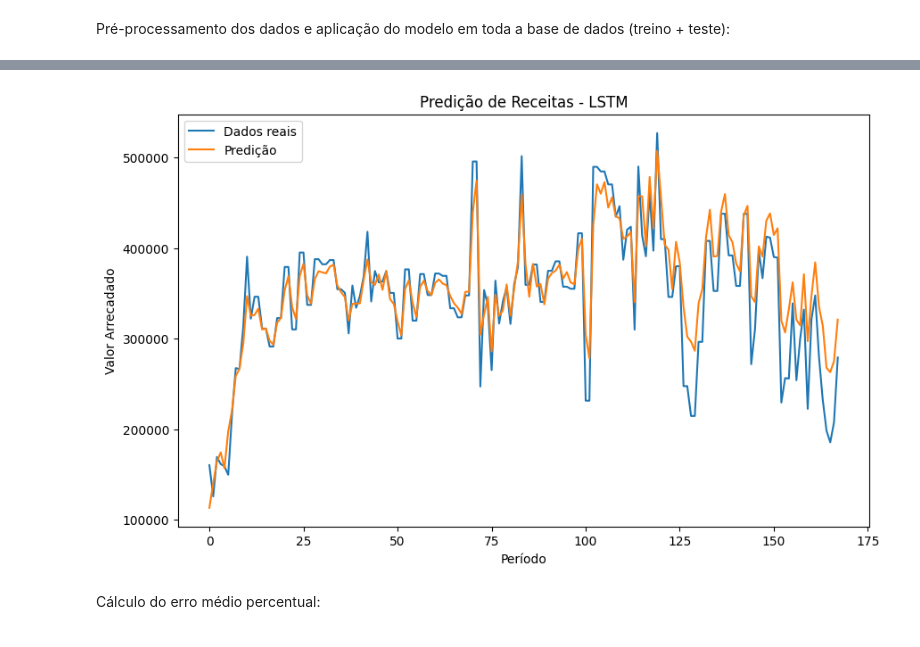
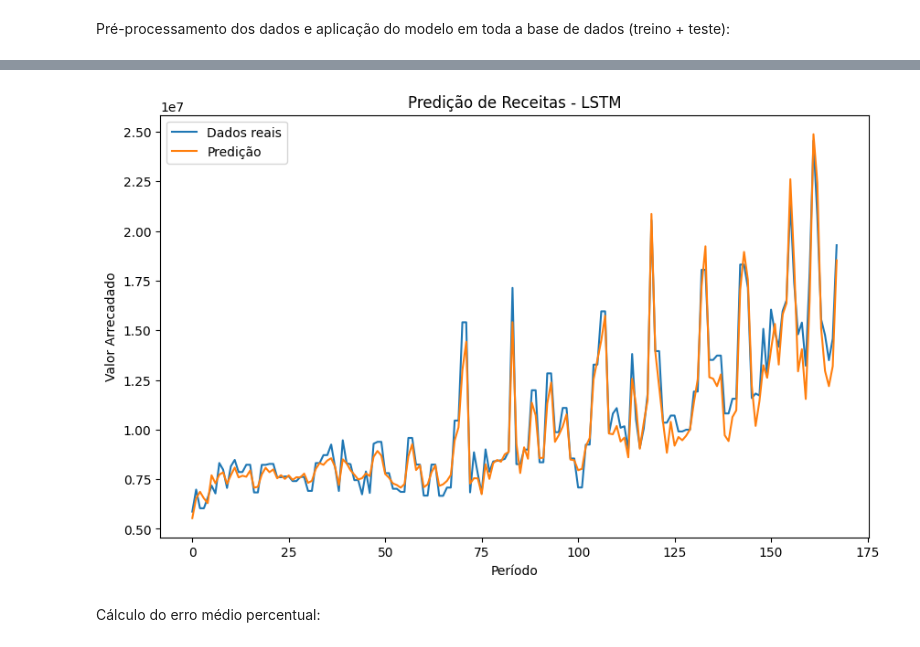
Before and after one commit to AllysonAbreu/neural_network_studies, a Jupyter notebook: notebooks/v2/rede_neural_dados_nuvem.ipynb, the cells around one changed output, grey strips where cells are left out. Drawn from its saved outputs; the diff is of its cells as text; code cells hidden in the pictures.

```diff
--- a/notebooks/v2/rede_neural_dados_nuvem.ipynb
+++ b/notebooks/v2/rede_neural_dados_nuvem.ipynb
@@ -497,0 +515,13 @@ df_receitas_agrupado.to_csv('../../data/dados_receitas.csv', index=False, sep=';
+# %%
+# sample dos dados para as receitas mensais do município
+df_receitas_agrupado_outliers['SMA(12)'] = df_receitas_agrupado_outliers['valor_receita'].rolling(window=12).mean()
+df_receitas_agrupado_outliers['SMA(6)'] = df_receitas_agrupado_outliers['valor_receita'].rolling(window=6).mean()
+df_receitas_agrupado_outliers['SMA(3)'] = df_receitas_agrupado_outliers['valor_receita'].rolling(window=3).mean()
+df_receitas_agrupado_outliers['SMA(2)'] = df_receitas_agrupado_outliers['valor_receita'].rolling(window=2).mean()
+df_receitas_agrupado_outliers['lag(12)'] = df_receitas_agrupado_outliers['valor_receita'].shift(12)
+df_receitas_agrupado_outliers['lag(6)'] = df_receitas_agrupado_outliers['valor_receita'].shift(6)
+df_receitas_agrupado_outliers['lag(4)'] = df_receitas_agrupado_outliers['valor_receita'].shift(4)
+df_receitas_agrupado_outliers['lag(3)'] = df_receitas_agrupado_outliers['valor_receita'].shift(3)
+df_receitas_agrupado_outliers['lag(2)'] = df_receitas_agrupado_outliers['valor_receita'].shift(2)
+df_receitas_agrupado_outliers['lag(1)'] = df_receitas_agrupado_outliers['valor_receita'].shift(1)
+df_receitas_agrupado_outliers.head()
@@ -497,0 +535,12 @@ df_receitas_agrupado.to_csv('../../data/dados_receitas.csv', index=False, sep=';
+# %%
+df_receitas_agrupado_outliers['SMA(12)'].fillna(0, inplace=True)
+df_receitas_agrupado_outliers['SMA(6)'].fillna(0, inplace=True)
+df_receitas_agrupado_outliers['SMA(3)'].fillna(0, inplace=True)
+df_receitas_agrupado_outliers['SMA(2)'].fillna(0, inplace=True)
+df_receitas_agrupado_outliers['lag(12)'].fillna(0, inplace=True)
+df_receitas_agrupado_outliers['lag(6)'].fillna(0, inplace=True)
+df_receitas_agrupado_outliers['lag(4)'].fillna(0, inplace=True)
+df_receitas_agrupado_outliers['lag(3)'].fillna(0, inplace=True)
+df_receitas_agrupado_outliers['lag(2)'].fillna(0, inplace=True)
+df_receitas_agrupado_outliers['lag(1)'].fillna(0, inplace=True)
+df_receitas_agrupado_outliers.head()
@@ -497,0 +554,6 @@ df_receitas_agrupado.to_csv('../../data/dados_receitas.csv', index=False, sep=';
+# %%
+df_receitas_agrupado_outliers.drop(columns=['ano'], inplace=True)
+df_receitas_agrupado_outliers = transforma_data_em_ordinal(df_receitas_agrupado_outliers, 'ano_mes')
+df_receitas_agrupado_outliers.drop(columns=['ano_mes'], inplace=True)
+df_receitas_agrupado_outliers = df_receitas_agrupado_outliers[['ano_mes_ordinal', 'valor_receita', 'SMA(12)', 'SMA(6)', 'SMA(3)', 'SMA(2)', 'lag(12)', 'lag(6)', 'lag(4)', 'lag(3)', 'lag(2)', 'lag(1)', 'populacao', 'variacao_anual', 'aceleracao_variacao_anual', 'valor_pib']]
+df_receitas_agrupado_outliers.head()
@@ -499,7 +576,7 @@ df_receitas_agrupado.to_csv('../../data/dados_receitas.csv', index=False, sep=';
 ### Modelagem dos dados
 # %%
 train_size = int(len(df_receitas_agrupado) * 0.75)
-train_dataset, test_dataset = df_receitas_agrupado.iloc[:train_size], df_receitas_agrupado.iloc[train_size:]
+train_dataset, test_dataset = df_receitas_agrupado_outliers.iloc[:train_size], df_receitas_agrupado_outliers.iloc[train_size:]
 # %%
 X_train = train_dataset.drop(['valor_receita'], axis=1)
 y_train = train_dataset.loc[:, ['valor_receita']]
@@ -892,7 +987,7 @@ def plot_future(prediction, y):
     plt.show()
 # %%
-X = df_receitas_agrupado.drop(['valor_receita'], axis=1)
-y = df_receitas_agrupado.loc[:, ['valor_receita']]
+X = df_receitas_agrupado_outliers.drop(['valor_receita'], axis=1)
+y = df_receitas_agrupado_outliers.loc[:, ['valor_receita']]
 
 y_norm = output_scaler.transform(y)
 X_norm = input_scaler.transform(X)
@@ -910,4 +1005,4 @@ plot_future(prediction_lstm, y)
-[figure, old version]
+[figure, new version]
 # %% [markdown]
 Cálculo do erro médio percentual:
 # %%
```
Also changed, not shown: parts of 33 cells of this notebook, 33 other files.
